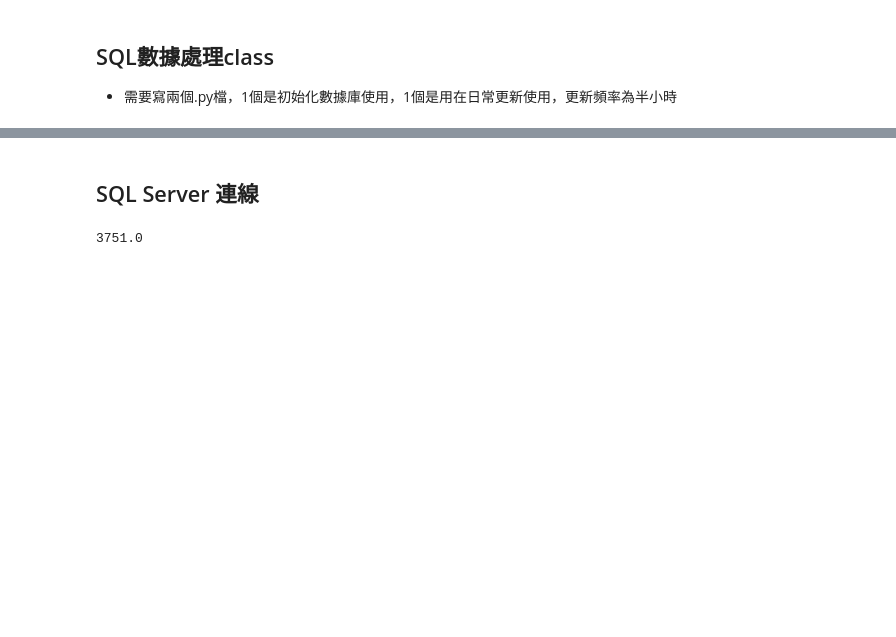
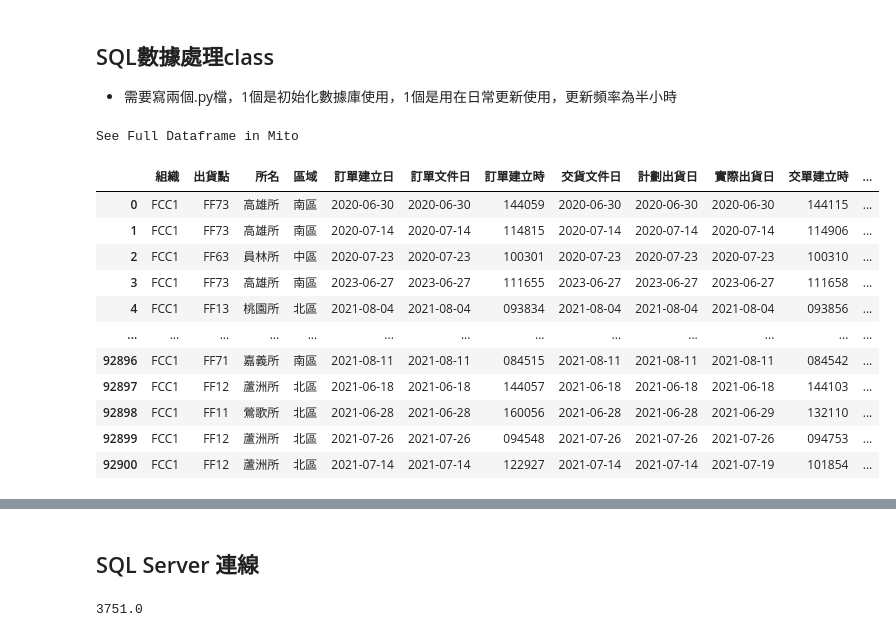
Before and after one commit to jimmyhsu1010/bridgestone_work_related, a Jupyter notebook: sales_related/sales_data_combine.ipynb, the cells around one changed output, grey strips where cells are left out. Cells and saved outputs as stored; diff of their text form; code cells hidden in the pictures; blank space fills up the shorter version.

```diff
--- a/sales_related/sales_data_combine.ipynb
+++ b/sales_related/sales_data_combine.ipynb
@@ -168,15 +168,31 @@ if __name__ == "__main__":
     SQL_data()
 # %%
 # Verify the result
-server = "10.226.61.50"
+server = "10.226.0.53"
+# server = "10.226.0.53"
 database = "SAP_DW"
-username = "BIUser"
-password = "test"
+username = "BI_User"
+password = "BsSQLDB"
 
 conn = pyodbc.connect(driver='SQL Server',server=server,database=database ,uid=username,password=password)
 cursor = conn.cursor()
-df = pd.read_sql("select * from [dbo].[ZMAW]", con=conn)
+sql = "select * from [dbo].[V_ZMAW] where 中計 like '%TBR%' OR 中計 like '%LSR2%' and 訂單類型 in ('ZSO1', 'ZKE', 'ZOR1') and 配銷通路 in ('OT', 'FT', 'AG')"
+df = pd.read_sql(sql=sql, con=conn)
 df
+# %% [output]
+See Full Dataframe in Mito
+|  | 組織 | 出貨點 | 所名 | 區域 | 訂單建立日 | 訂單文件日 | 訂單建立時 | 交貨文件日 | 計劃出貨日 | 實際出貨日 | 交單建立時 | ... |
+| 0 | FCC1 | FF73 | 高雄所 | 南區 | 2020-06-30 | 2020-06-30 | 144059 | 2020-06-30 | 2020-06-30 | 2020-06-30 | 144115 | ... |
+| 1 | FCC1 | FF73 | 高雄所 | 南區 | 2020-07-14 | 2020-07-14 | 114815 | 2020-07-14 | 2020-07-14 | 2020-07-14 | 114906 | ... |
+| 2 | FCC1 | FF63 | 員林所 | 中區 | 2020-07-23 | 2020-07-23 | 100301 | 2020-07-23 | 2020-07-23 | 2020-07-23 | 100310 | ... |
+| 3 | FCC1 | FF73 | 高雄所 | 南區 | 2023-06-27 | 2023-06-27 | 111655 | 2023-06-27 | 2023-06-27 | 2023-06-27 | 111658 | ... |
+| 4 | FCC1 | FF13 | 桃園所 | 北區 | 2021-08-04 | 2021-08-04 | 093834 | 2021-08-04 | 2021-08-04 | 2021-08-04 | 093856 | ... |
+| ... | ... | ... | ... | ... | ... | ... | ... | ... | ... | ... | ... | ... |
+| 92896 | FCC1 | FF71 | 嘉義所 | 南區 | 2021-08-11 | 2021-08-11 | 084515 | 2021-08-11 | 2021-08-11 | 2021-08-11 | 084542 | ... |
+| 92897 | FCC1 | FF12 | 蘆洲所 | 北區 | 2021-06-18 | 2021-06-18 | 144057 | 2021-06-18 | 2021-06-18 | 2021-06-18 | 144103 | ... |
+| 92898 | FCC1 | FF11 | 鶯歌所 | 北區 | 2021-06-28 | 2021-06-28 | 160056 | 2021-06-28 | 2021-06-28 | 2021-06-29 | 132110 | ... |
+| 92899 | FCC1 | FF12 | 蘆洲所 | 北區 | 2021-07-26 | 2021-07-26 | 094548 | 2021-07-26 | 2021-07-26 | 2021-07-26 | 094753 | ... |
+| 92900 | FCC1 | FF12 | 蘆洲所 | 北區 | 2021-07-14 | 2021-07-14 | 122927 | 2021-07-14 | 2021-07-14 | 2021-07-19 | 101854 | ... |
 # %%
 # 計算業績販社只有ZSO1和ZKE的訂單類型有效，本社是ZOR1（TBR(G)）
 result = df[(df["中計"].str.contains("TBR|LSR2")) & (df["訂單類型"].isin(["ZSO1", "ZKE", "ZOR1"])) & (df["配銷通路"].isin(["OT", "FT", "AG"]))]
```
Also changed, not shown: parts of 4 cells of this notebook, 6 other files.
